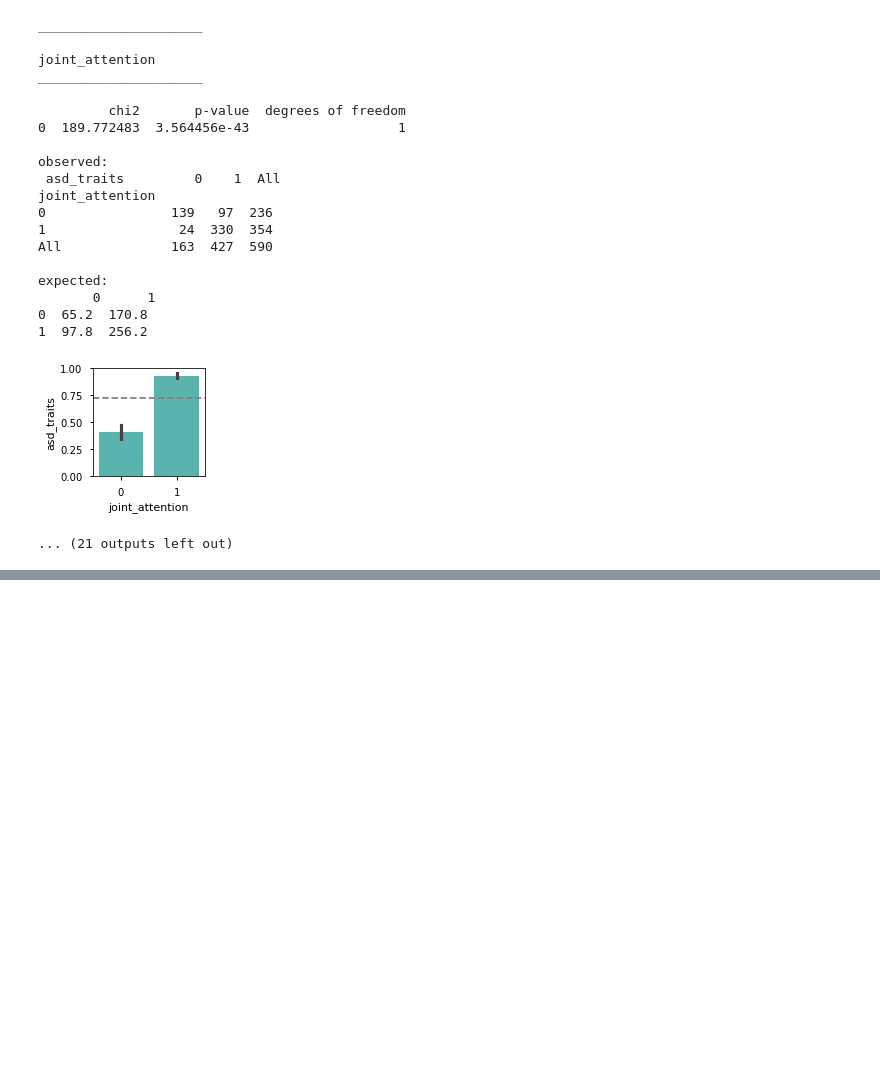
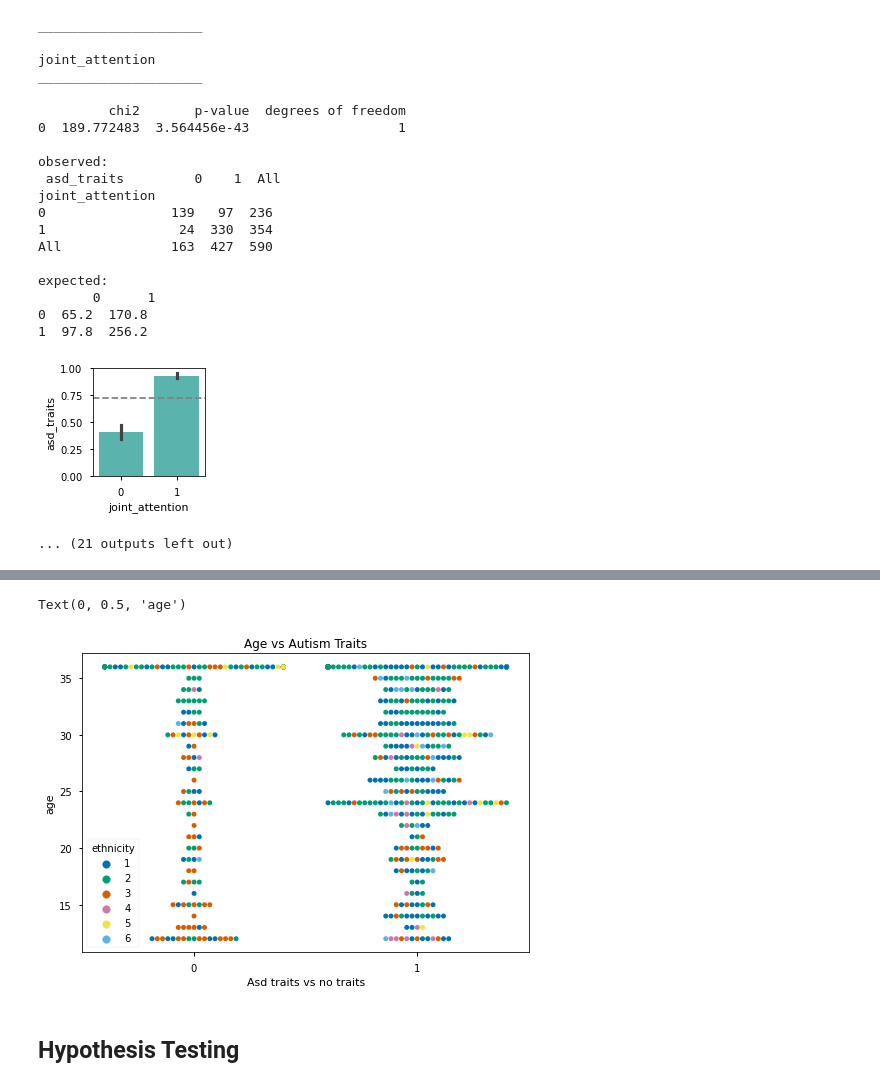
Before and after one commit to segovialori/toddler_autism_predictor, a Jupyter notebook: scratchpad.ipynb, the cells around one changed output, grey strips where cells are left out. Saved outputs shown, nothing was run; the diff lists cells and outputs as text; code cells hidden in the pictures; blank space fills up the shorter version.

```diff
--- a/scratchpad.ipynb
+++ b/scratchpad.ipynb
@@ -635,0 +675,11 @@ expected:
+# %%
+#Focus on the plots we are already interested in:
+plt.title('Age vs Autism Traits')
+sns.swarmplot(x= 'asd_traits', y= 'age', data = train, hue= 'ethnicity')
+plt.xlabel('Asd traits vs no traits')
+plt.ylabel('age')
+# %% [output]
+Text(0, 0.5, 'age')
+[figure, added]
+# %% [markdown]
+## Hypothesis Testing
```
Also changed, not shown: parts of 9 cells of this notebook.
